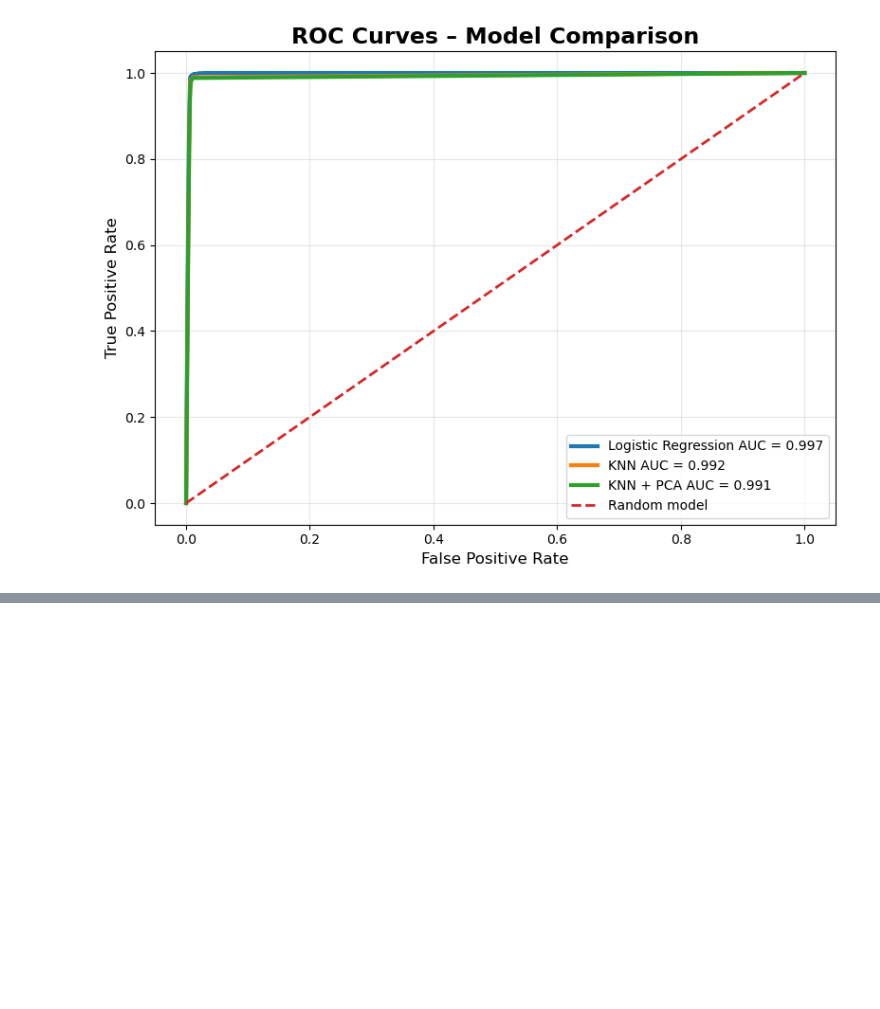
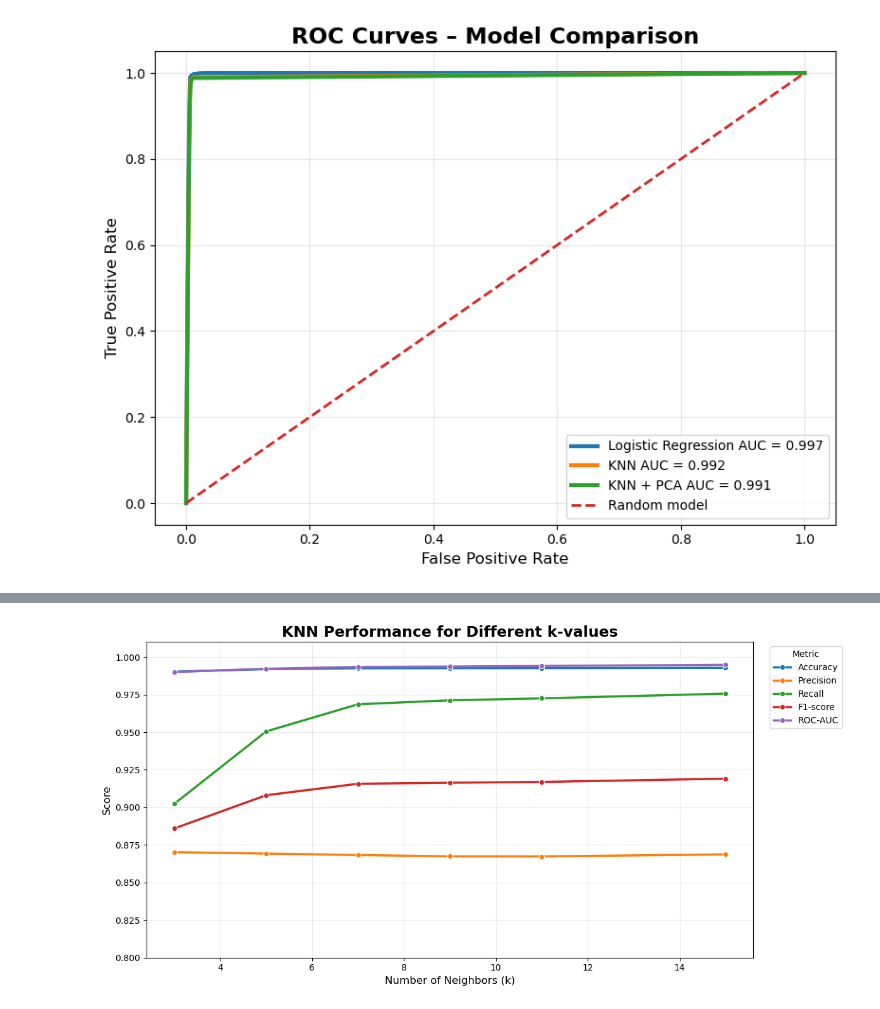
Before and after one commit to spirit-web/Shopping-online-prediction, a Jupyter notebook: notebooks/mahtab/mahtab_analysis.ipynb, the cells around one changed output, grey strips where cells are left out. Cells and saved outputs as stored; diff of their text form; code cells hidden in the pictures; blank space fills up the shorter version.

```diff
--- a/notebooks/mahtab/mahtab_analysis.ipynb
+++ b/notebooks/mahtab/mahtab_analysis.ipynb
@@ -665,0 +709,28 @@ plt.show()
+# %%
+knn_results_long = knn_results_df.melt(
+    id_vars="k",
+    var_name="Metric",
+    value_name="Score"
+)
+
+plt.figure(figsize=(12, 6))
+
+sns.lineplot(
+    data=knn_results_long,
+    x="k",
+    y="Score",
+    hue="Metric",
+    marker="o",
+    linewidth=2.5
+)
+
+plt.title("KNN Performance for Different k-values", fontsize=17, fontweight="bold")
+plt.xlabel("Number of Neighbors (k)", fontsize=12)
+plt.ylabel("Score", fontsize=12)
+plt.ylim(0.80, 1.01)
+plt.grid(alpha=0.25)
+plt.legend(title="Metric", bbox_to_anchor=(1.02, 1), loc="upper left")
+plt.tight_layout()
+plt.show()
+# %% [output]
+[figure, added]
```
Also changed, not shown: parts of 32 cells of this notebook.
